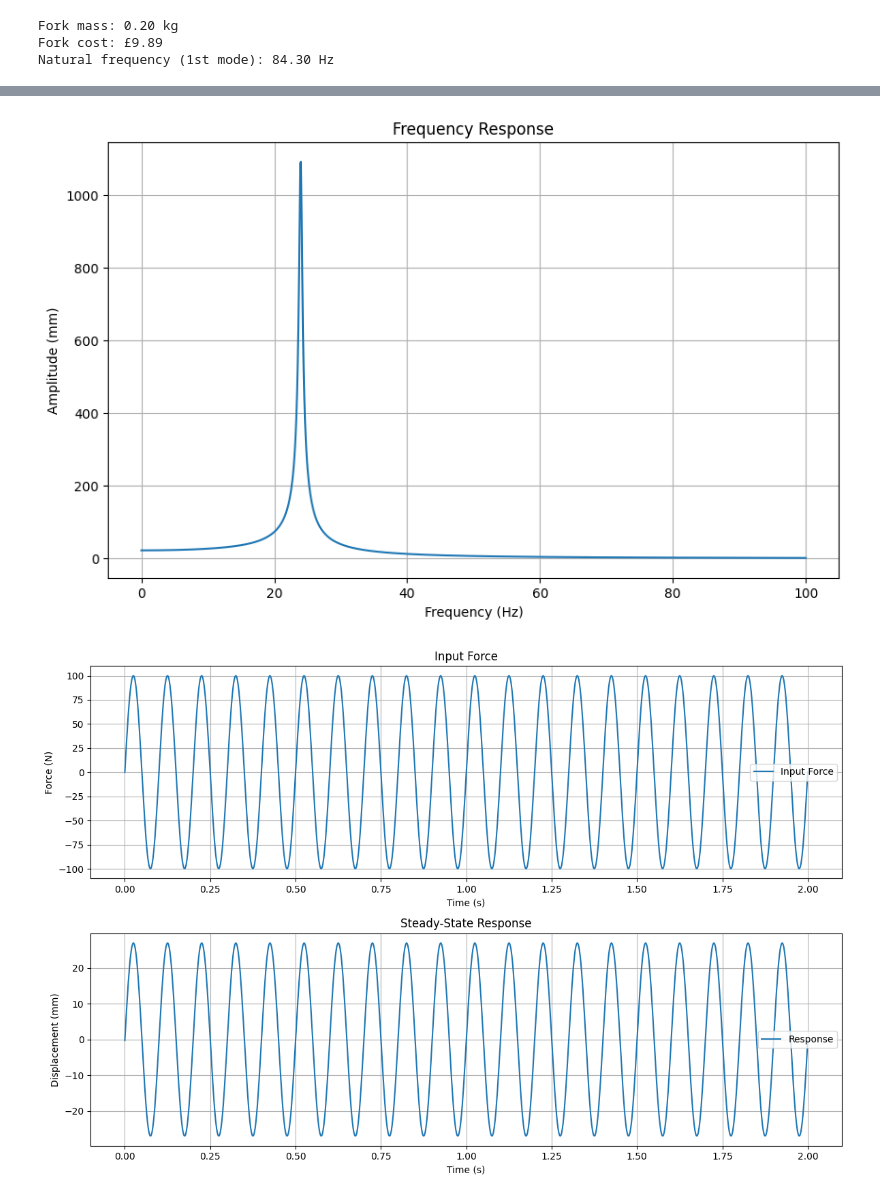
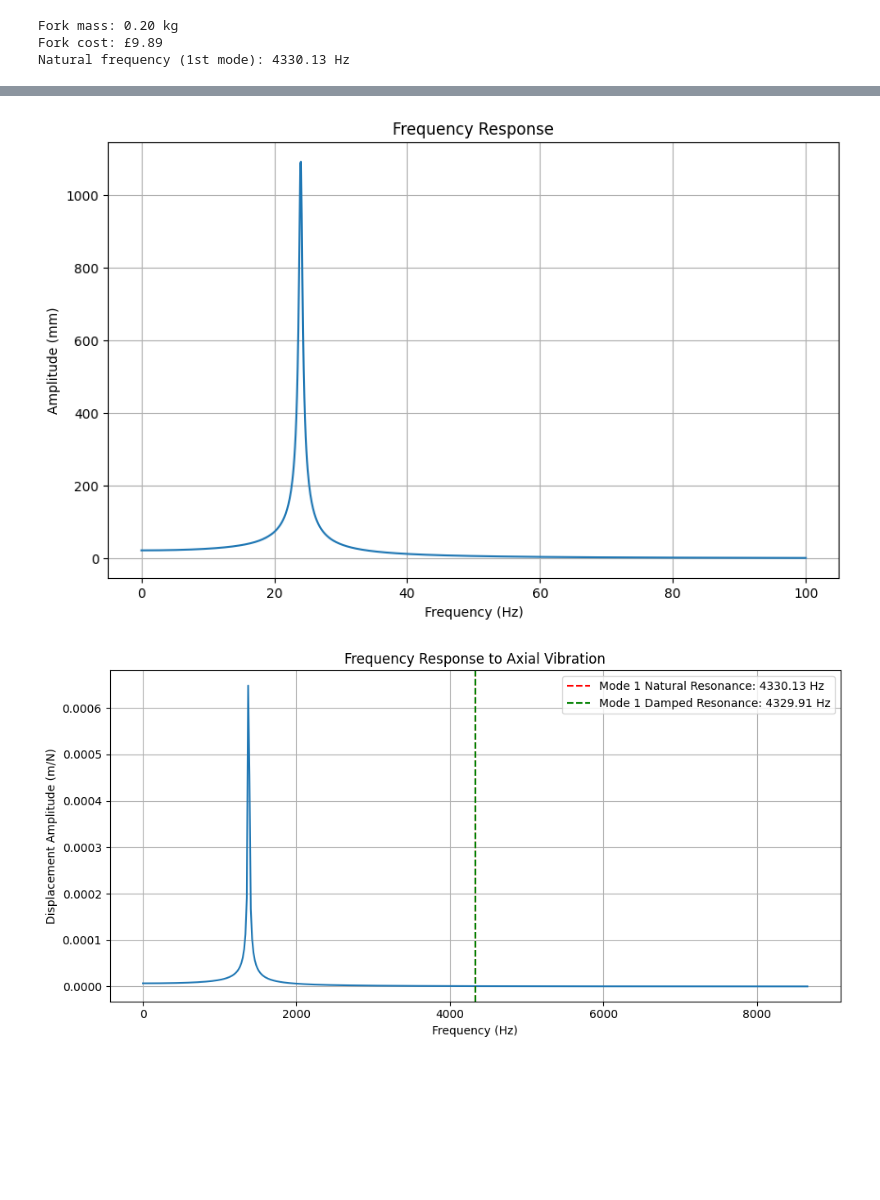
Before and after one commit to jackhenry02/Bike_coding, a Jupyter notebook: simulation.ipynb, the cells around one changed output, grey strips where cells are left out. Cells and saved outputs as stored; diff of their text form; code cells hidden in the pictures; blank space fills up the shorter version.

```diff
--- a/simulation.ipynb
+++ b/simulation.ipynb
@@ -30,16 +42,18 @@ fork = F.ForkSimulation(material, geometry)
 # Print basic properties
 print(f"Fork mass: {fork.mass:.2f} kg")
 print(f"Fork cost: £{fork.cost:.2f}")
-print(f"Natural frequency (1st mode): {fork.natural_frequency():.2f} Hz")
+print(f"Natural frequency (1st mode): {fork.natural_frequency()[0]:.2f} Hz")
 
 # Example analysis
-fork.plot_stress_distribution(axial_force=1000, transverse_force=500)  # 1000N axial, 500N transverse
-fork.plot_frequency_response(force_amplitude=100, frequency_range=(0, 100))  # 100N force, 0-100Hz range
+fork.plot_stress_distribution(axial_force=1000, transverse_force=100)  # 1000N axial, 500N transverse
+fork.plot_frequency_response(force_amplitude=100, frequency_range=(0,100))
+fork.plot_axial_frequency_response(force_amplitude=100)  # 100N force, 0-100Hz range
 
 # Time domain analysis
 fork.plot_steady_state_vibration(force_amplitude=100, frequency=10)  # 100N at 10Hz
 fork.plot_step_response(force_amplitude=100)  # 100N step force
+fork.plot_flex_step_response(force_amplitude=100)  # 100N step force
 # %% [output]
 Fork mass: 0.20 kg
 Fork cost: £9.89
-Natural frequency (1st mode): 84.30 Hz
+Natural frequency (1st mode): 4330.13 Hz
@@ -47,2 +61,2 @@ Natural frequency (1st mode): 84.30 Hz
 [figure]
-[figure, old version]
+[figure, new version]
```
Also changed, not shown: parts of 8 cells of this notebook, 4 other files.
